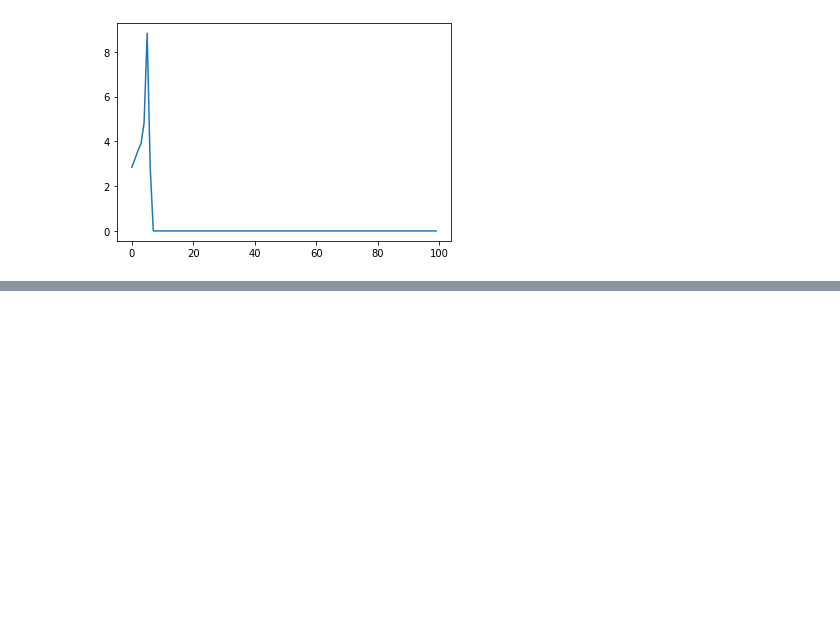
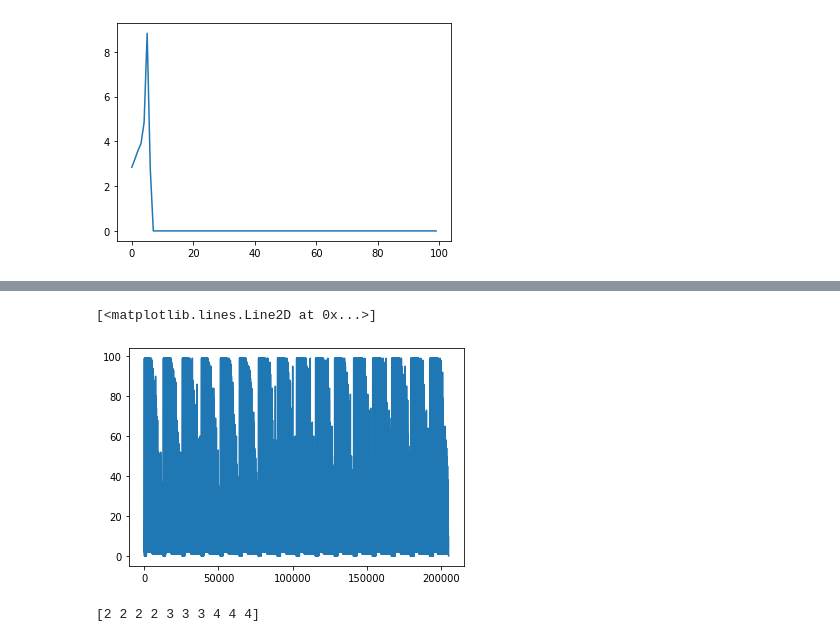
Before and after one commit to Zelenyy/phd-code, a Jupyter notebook: notebooks/16.Sattelite.ipynb, the cells around one changed output, grey strips where cells are left out. Saved outputs shown, nothing was run; the diff lists cells and outputs as text; code cells hidden in the pictures; blank space fills up the shorter version.

```diff
--- a/notebooks/16.Sattelite.ipynb
+++ b/notebooks/16.Sattelite.ipynb
@@ -145,0 +94,12 @@ plt.plot(energy, grid_inter(x))
+# %%
+ranges = data["mean"][:].argmin(axis=1)
+# %%
+ranges.shape
+plt.plot(ranges)
+# %% [output]
+[<matplotlib.lines.Line2D at 0x...>]
+[figure, added]
+# %%
+print(ranges[:10])
+# %% [output]
+[2 2 2 2 3 3 3 4 4 4]
```
Also changed, not shown: parts of 51 cells of this notebook, 13 other files.
